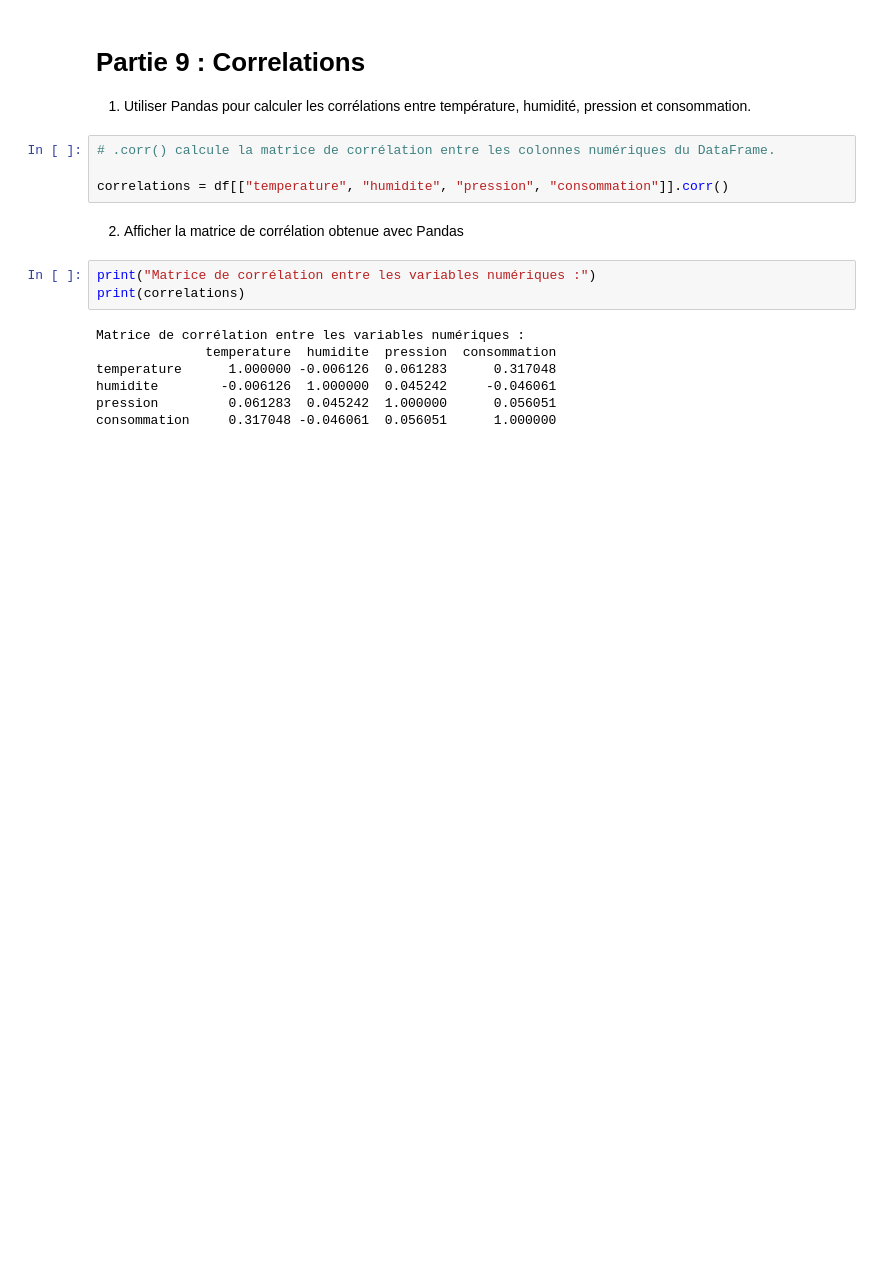
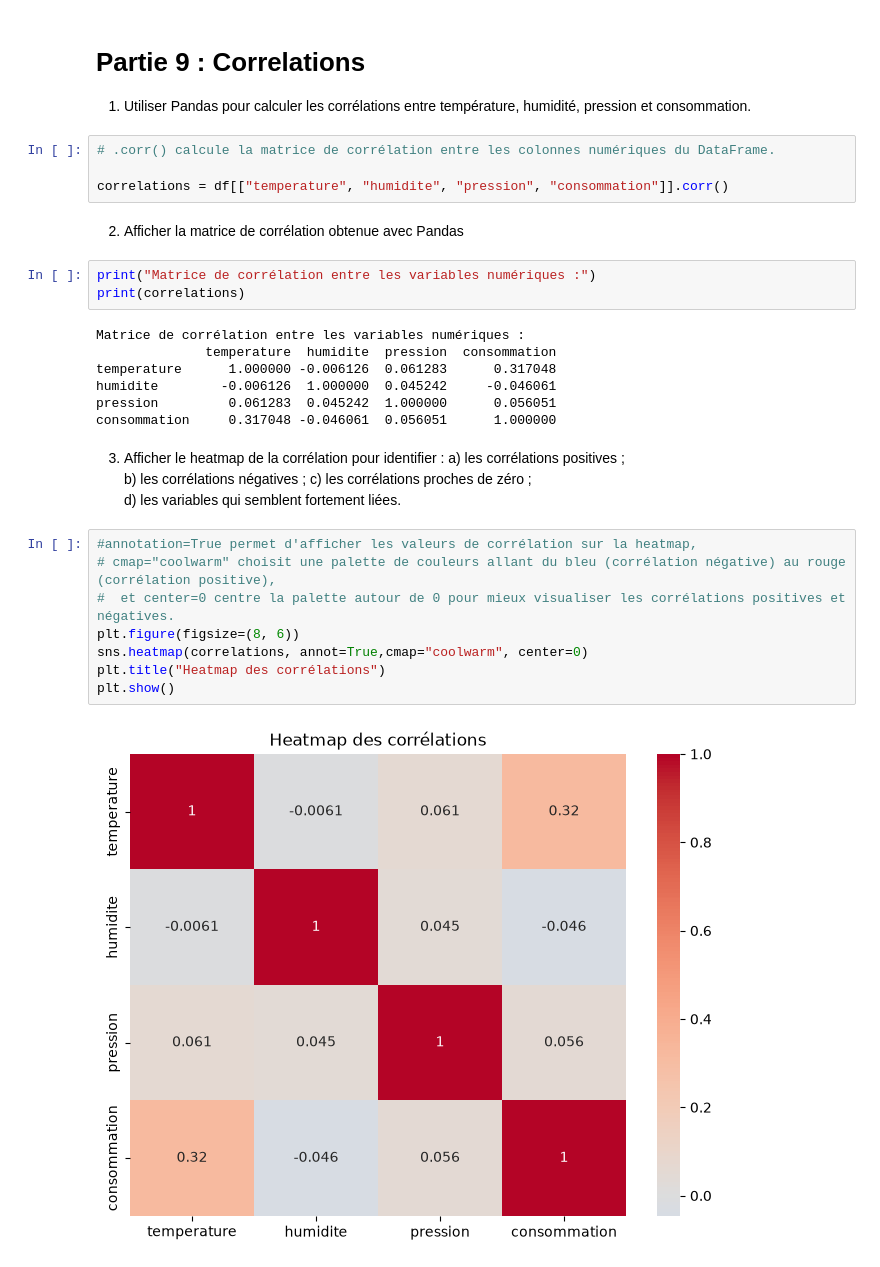
Before and after one commit to Atou-D10/atelier_seaborn_iot, a Jupyter notebook: notebooks/atelier_seaborn_iot.ipynb, the cells around one changed output. Drawn from its saved outputs; the diff is of its cells as text; blank space fills up the shorter version.

Commit message:
Partie 9 (3): heatmap des correlations + analyse (a-d)

```diff
--- a/notebooks/atelier_seaborn_iot.ipynb
+++ b/notebooks/atelier_seaborn_iot.ipynb
@@ -415,3 +415,19 @@ temperature      1.000000 -0.006126  0.061283      0.317048
 humidite        -0.006126  1.000000  0.045242     -0.046061
 pression         0.061283  0.045242  1.000000      0.056051
 consommation     0.317048 -0.046061  0.056051      1.000000
+# %% [markdown]
+3) Afficher le heatmap de la corrélation pour identifier :
+    a) les corrélations positives ;
+    b) les corrélations négatives ;
+    c) les corrélations proches de zéro ;
+    d) les variables qui semblent fortement liées.
+# %%
+#annotation=True permet d'afficher les valeurs de corrélation sur la heatmap,
+# cmap="coolwarm" choisit une palette de couleurs allant du bleu (corrélation négative) au rouge (corrélation positive),
+#  et center=0 centre la palette autour de 0 pour mieux visualiser les corrélations positives et négatives.
+plt.figure(figsize=(8, 6))
+sns.heatmap(correlations, annot=True,cmap="coolwarm", center=0)
+plt.title("Heatmap des corrélations")
+plt.show()
+# %% [output]
+[figure, added]
```
Also changed, not shown: parts of 1 cell of this notebook.
